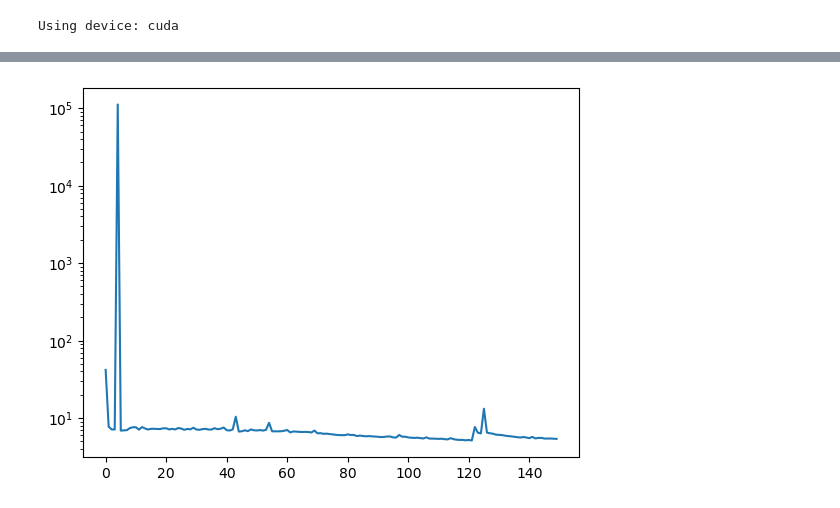
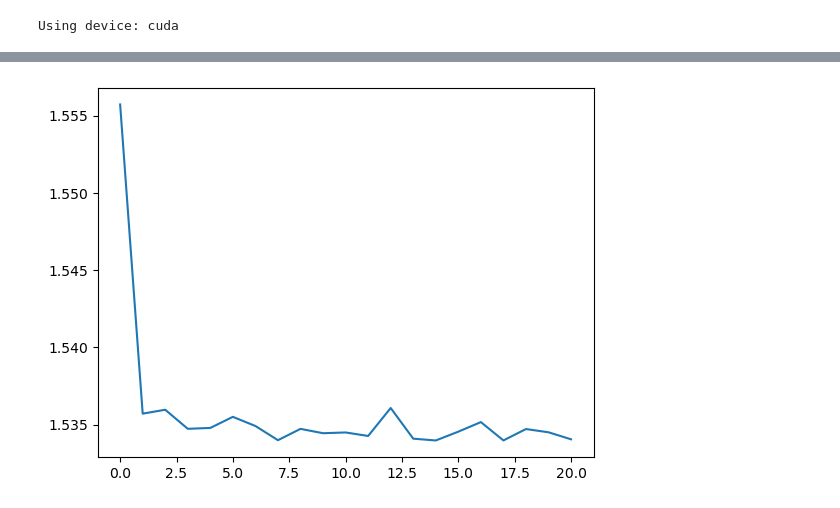
Before and after one commit to pcktm/inzynierka-posegnn, a Jupyter notebook: train.ipynb, the cells around one changed output, grey strips where cells are left out. Cells and saved outputs as stored; diff of their text form; code cells hidden in the pictures.

Commit message:
loss based on just the shift between last two frames

```diff
--- a/train.ipynb
+++ b/train.ipynb
@@ -69,6 +68,6 @@ def normalize_position_and_rotation_to_first(nodes, edge_index, y):
 # %%
 from torch_geometric.utils import dropout_edge
 
-def transformEdgeDropout(nodes, edge_index, y):
-    edge_index, _ = dropout_edge(edge_index, p=0.5)
+def transform_edge_dropout(nodes, edge_index, y, p=0.5):
+    edge_index, _ = dropout_edge(edge_index, p)
     return nodes, edge_index, y
@@ -75,21 +78,26 @@ def transformEdgeDropout(nodes, edge_index, y):
 # %%
 from dataset import KittiGraphDatasetWithGraphBasedOnVectorDistance
+from model import PoseGNN, PoseLoss
 
+BATCH_SIZE = 1
+GRAPH_LENGTH = 5
 
 dataset = MultipleSequenceGraphDataset(
     basedir,
     train_sequences,
-    dataset=KittiGraphDatasetWithGraphBasedOnVectorDistance,
-    transform=normalize_position_and_rotation_to_first,
-    graph_length=10,
+    # dataset=KittiGraphDatasetWithGraphBasedOnVectorDistance,
+    transform=transform_edge_dropout,
+    graph_length=GRAPH_LENGTH,
 )
-train_dataloader = DataLoader(dataset, batch_size=64, shuffle=True)
+train_dataloader = DataLoader(dataset, batch_size=BATCH_SIZE, shuffle=True)
 
 model = PoseGNN().to(device)
-criterion = PoseLoss(alpha=20)
+criterion = PoseLoss(alpha=10, graph_length=GRAPH_LENGTH, batch_size=BATCH_SIZE).to(
+    device
+)
 # %%
-optimizer = torch.optim.NAdam(model.parameters(), lr=0.001)
-MODEL_LETTER = "LINALG_DISTANCE"
+optimizer = torch.optim.Adam(model.parameters(), lr=0.001)
+MODEL_LETTER = "LOSS_TEST_B_VECTORIZED_BATCH1"
 
 os.makedirs(f"models/{MODEL_LETTER}", exist_ok=True)
 
@@ -114,7 +122,7 @@ for epoch in range(1, 151):
     print(f"Epoch {epoch} loss: {sum(epoch_loss_history) / len(epoch_loss_history)}")
 
     if epoch % 10 == 0:
-        torch.save(model.state_dict(), f"models/{MODEL_LETTER}/model_{MODEL_LETTER}_{epoch}.pth")
+        torch.save(model.state_dict(), f"models/{MODEL_LETTER}/model_{epoch}.pth")
 
-torch.save(model.state_dict(), f"models/{MODEL_LETTER}/model_{MODEL_LETTER}_final.pth")
+torch.save(model.state_dict(), f"models/{MODEL_LETTER}/model_final.pth")
 # %% [output]
@@ -132,7 +142,6 @@ KeyboardInterrupt:
 # %%
 # plot loss
 plt.plot(loss_history)
-plt.yscale("log")
 plt.show()
 # %% [output]
-[figure, old version]
+[figure, new version]
```
Also changed, not shown: parts of 3 cells of this notebook, 2 other files.
